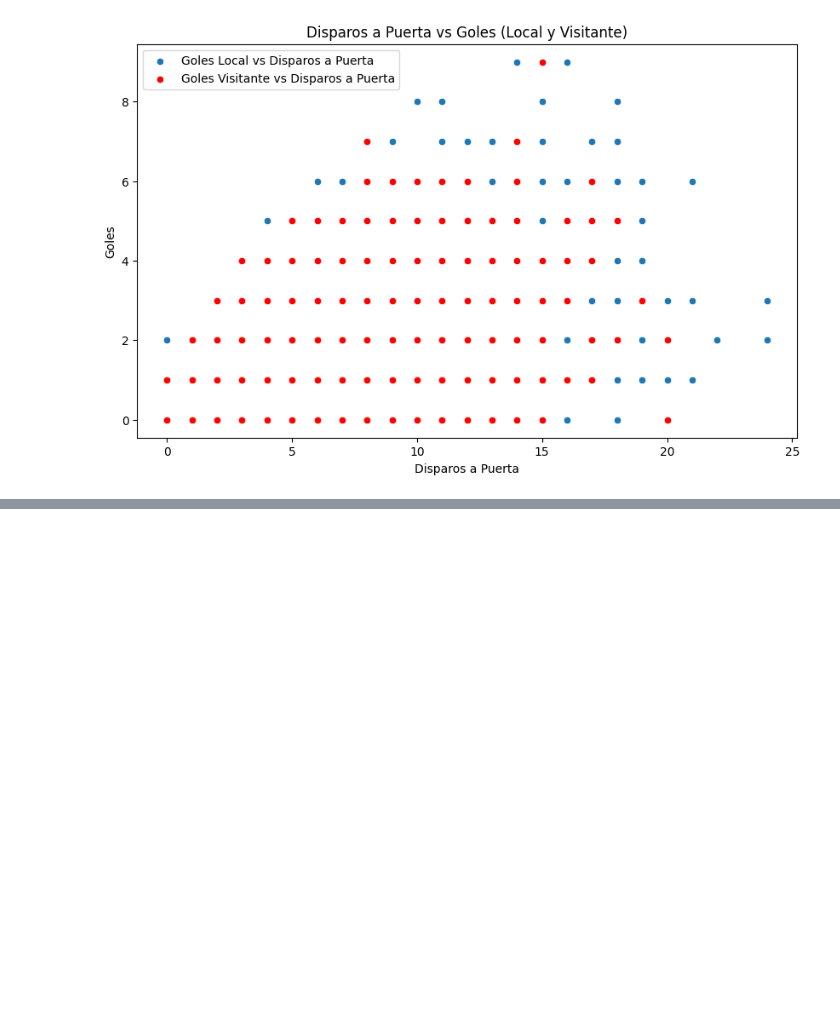
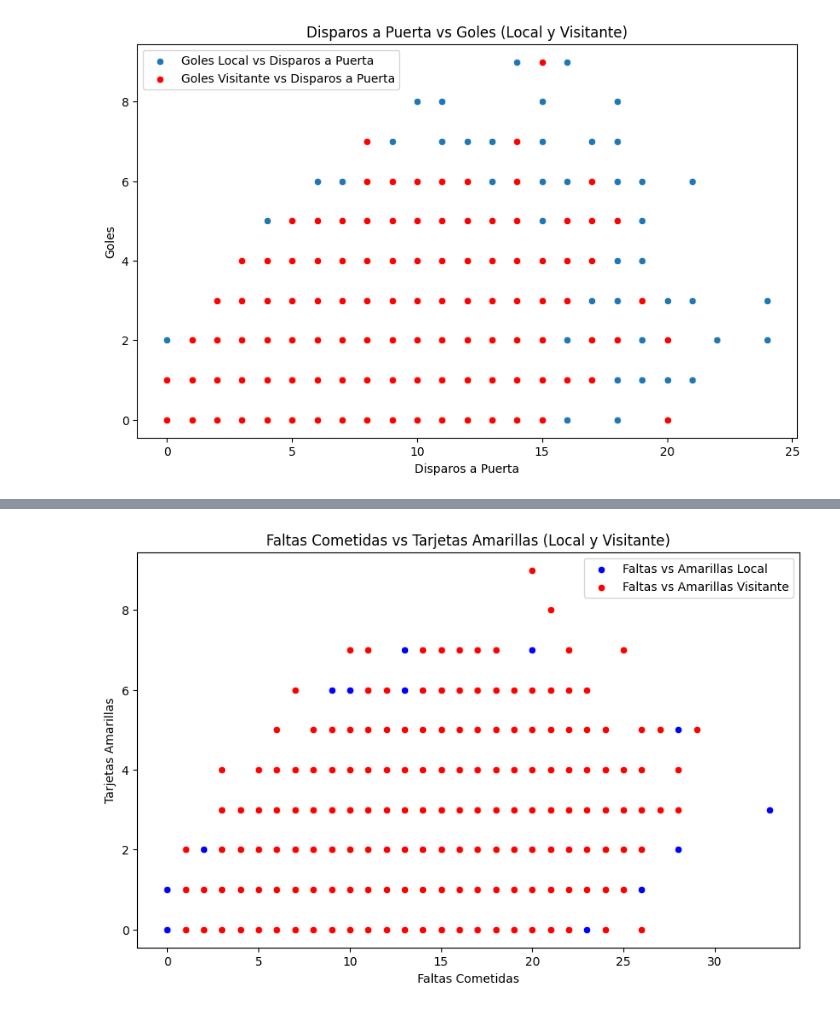
Before and after one commit to MarianoNaveyra/DataScience, a Jupyter notebook: Proyecto_Partell_Naveyra.ipynb, the cells around one changed output, grey strips where cells are left out. Cells and saved outputs as stored; diff of their text form; code cells hidden in the pictures; blank space fills up the shorter version.

```diff
--- a/Proyecto_Partell_Naveyra.ipynb
+++ b/Proyecto_Partell_Naveyra.ipynb
@@ -116,0 +115,12 @@ Passing `palette` without assigning `hue` is deprecated and will be removed in v
+# %%
+# Gráfico 5: Faltas Cometidas vs Tarjetas Amarillas
+plt.figure(figsize=(10,6))
+sns.scatterplot(x='HF', y='HY', data=df, label='Faltas vs Amarillas Local', color='blue')
+sns.scatterplot(x='AF', y='AY', data=df, label='Faltas vs Amarillas Visitante', color='red')
+plt.title('Faltas Cometidas vs Tarjetas Amarillas (Local y Visitante)')
+plt.xlabel('Faltas Cometidas')
+plt.ylabel('Tarjetas Amarillas')
+plt.legend()
+plt.show()
+# %% [output]
+[figure, added]
```
Also changed, not shown: parts of 3 cells of this notebook.
